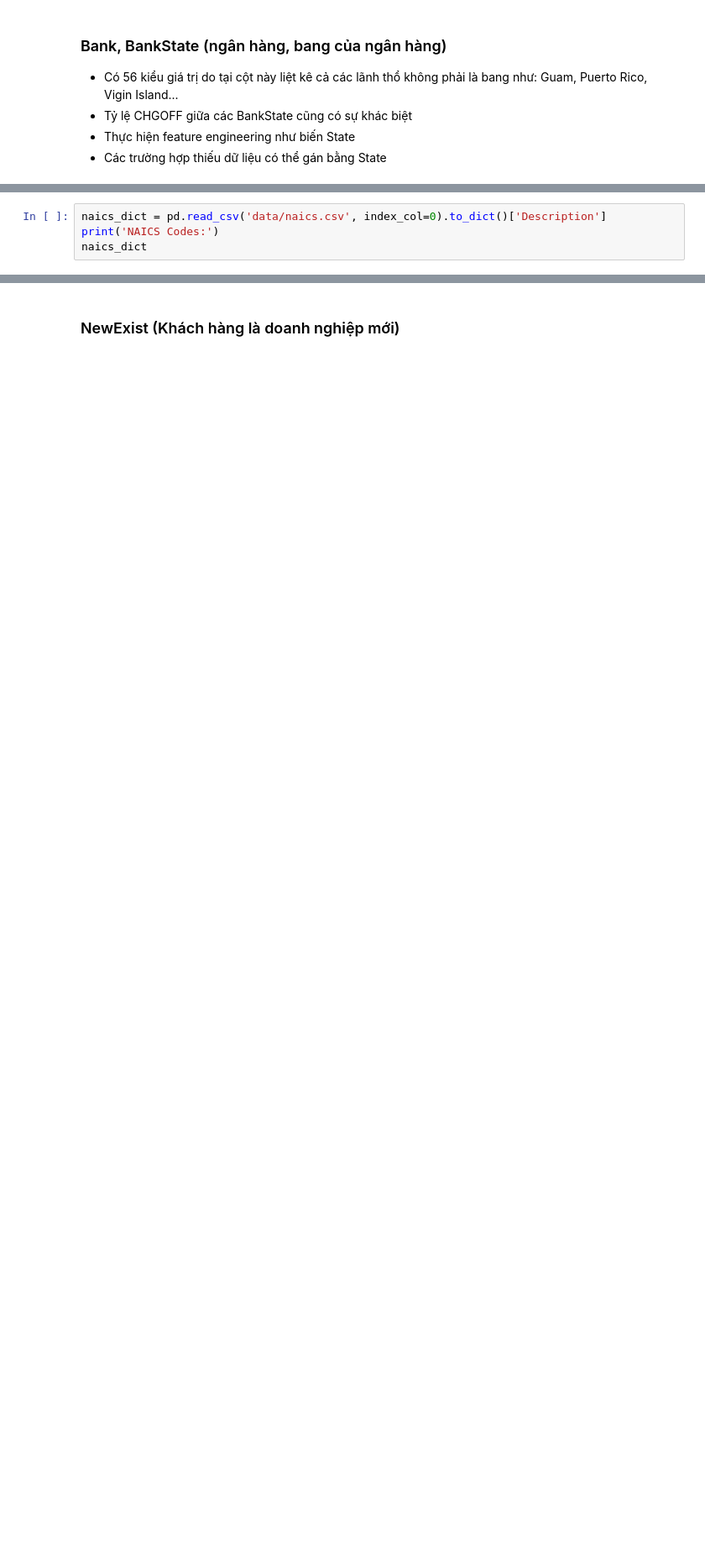
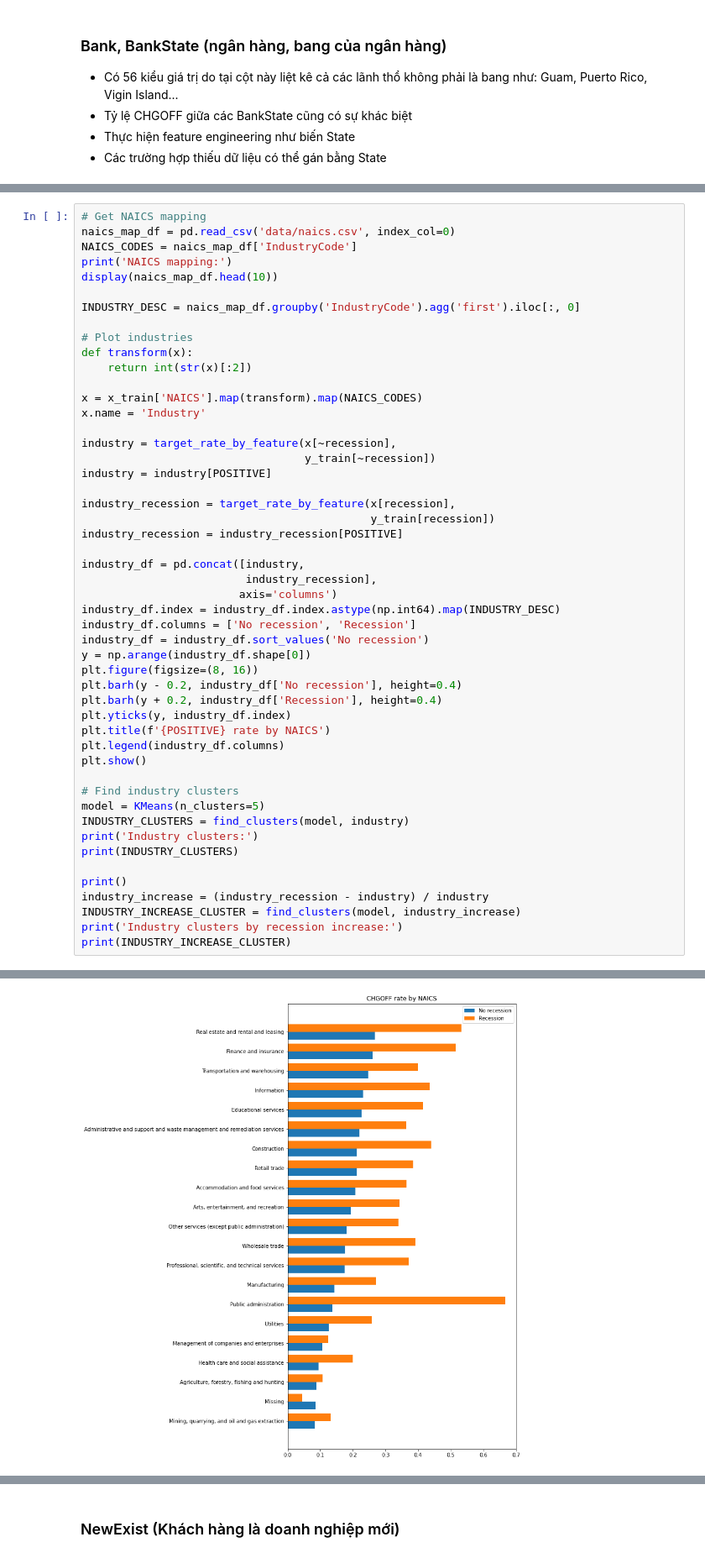
Before and after one commit to sonhn-dev/dsp305x, a Jupyter notebook: notebook.ipynb, the cells around one changed output, grey strips where cells are left out. Shown at 84% size. Drawn from its saved outputs; the diff is of its cells as text; blank space fills up the shorter version.

```diff
--- a/notebook.ipynb
+++ b/notebook.ipynb
@@ -395,5 +427,51 @@ BankState clusters by CHGOFF rate increase:
 # %%
-naics_dict = pd.read_csv('data/naics.csv', index_col=0).to_dict()['Description']
-print('NAICS Codes:')
-naics_dict
+# Get NAICS mapping
+naics_map_df = pd.read_csv('data/naics.csv', index_col=0)
+NAICS_CODES = naics_map_df['IndustryCode']
+print('NAICS mapping:')
+display(naics_map_df.head(10))
+
+INDUSTRY_DESC = naics_map_df.groupby('IndustryCode').agg('first').iloc[:, 0]
+
+# Plot industries
+def transform(x):
+    return int(str(x)[:2])
+
+x = x_train['NAICS'].map(transform).map(NAICS_CODES)
+x.name = 'Industry'
+
+industry = target_rate_by_feature(x[~recession],
+                                  y_train[~recession])
+industry = industry[POSITIVE]
+
+industry_recession = target_rate_by_feature(x[recession],
+                                            y_train[recession])
+industry_recession = industry_recession[POSITIVE]
+
+industry_df = pd.concat([industry,
+                         industry_recession],
+                        axis='columns')
+industry_df.index = industry_df.index.astype(np.int64).map(INDUSTRY_DESC)
+industry_df.columns = ['No recession', 'Recession']
+industry_df = industry_df.sort_values('No recession')
+y = np.arange(industry_df.shape[0])
+plt.figure(figsize=(8, 16))
+plt.barh(y - 0.2, industry_df['No recession'], height=0.4)
+plt.barh(y + 0.2, industry_df['Recession'], height=0.4)
+plt.yticks(y, industry_df.index)
+plt.title(f'{POSITIVE} rate by NAICS')
+plt.legend(industry_df.columns)
+plt.show()
+
+# Find industry clusters
+model = KMeans(n_clusters=5)
+INDUSTRY_CLUSTERS = find_clusters(model, industry)
+print('Industry clusters:')
+print(INDUSTRY_CLUSTERS)
+
+print()
+industry_increase = (industry_recession - industry) / industry
+INDUSTRY_INCREASE_CLUSTER = find_clusters(model, industry_increase)
+print('Industry clusters by recession increase:')
+print(INDUSTRY_INCREASE_CLUSTER)
 # %% [output]
@@ -400,0 +491 @@ NAICS Codes:
+[figure, added]
```
Also changed, not shown: parts of 24 cells of this notebook, 2 other files.
